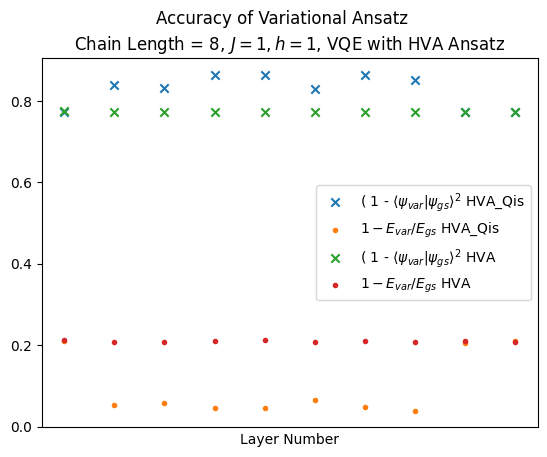
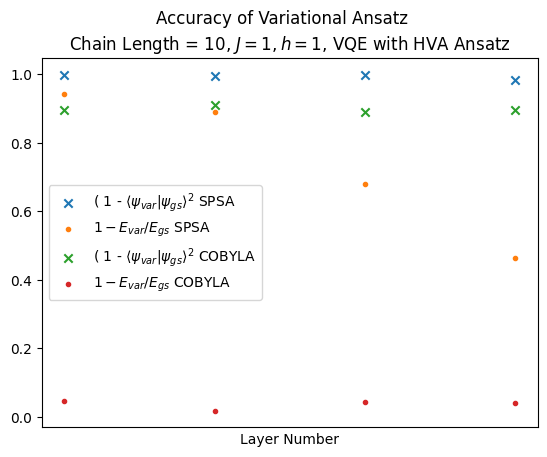
The notebook cell's code change between the first figure and the second:
--- before
+++ after
@@ -5,4 +5,5 @@
 h = 1
 J = 1
+chain_len = 10
 
 layer_end = 20
@@ -12,18 +13,18 @@
 d_state_list2 = []
 d_energy_list2 = []
-layer_list = range(1,(layer_end+1)*1, 2 )
+layer_list = range(5,(layer_end+1)*1, 5 )
 for i in layer_list:
-    d_state, d_energy = variational_error(chain_len = 8, J = J, h = h, layers = i, model = "HVA_Qis", optimizer = COBYLA(maxiter = 300))
+    d_state, d_energy = variational_error(chain_len = chain_len, J = J, h = h, layers = i, model = "HVA_Qis", optimizer = SPSA(maxiter = 400))
     d_state_list.append(d_state)
     d_energy_list.append(d_energy)
-    d_state2, d_energy2 = variational_error(chain_len = 8, J = J, h = h, layers = i, model = "HVA", optimizer = COBYLA(maxiter = 300))
+    d_state2, d_energy2 = variational_error(chain_len = chain_len, J = J, h = h, layers = i, model = "HVA_Qis", optimizer = COBYLA(maxiter = 400))
     d_state_list2.append(d_state2)
     d_energy_list2.append(d_energy2)
 
-ax.scatter(layer_list  , d_state_list ,  marker= "x", label = "( 1 - $\\langle \\psi_{var} | \\psi_{gs} \\rangle^2$ HVA_Qis", zorder = 3)
-ax.scatter(layer_list  , d_energy_list ,  marker= ".", label = "$1 - E_{var}/E_{gs}$ HVA_Qis" , zorder = 3)
+ax.scatter(layer_list  , d_state_list ,  marker= "x", label = "( 1 - $\\langle \\psi_{var} | \\psi_{gs} \\rangle^2$ SPSA", zorder = 3)
+ax.scatter(layer_list  , d_energy_list ,  marker= ".", label = "$1 - E_{var}/E_{gs}$ SPSA" , zorder = 3)
 
-ax.scatter(layer_list  , d_state_list2 ,  marker= "x", label = "( 1 - $\\langle \\psi_{var} | \\psi_{gs} \\rangle^2$ HVA", zorder = 3)
-ax.scatter(layer_list  , d_energy_list2 ,  marker= ".", label = "$1 - E_{var}/E_{gs}$ HVA" , zorder = 3)
+ax.scatter(layer_list  , d_state_list2 ,  marker= "x", label = "( 1 - $\\langle \\psi_{var} | \\psi_{gs} \\rangle^2$ COBYLA", zorder = 3)
+ax.scatter(layer_list  , d_energy_list2 ,  marker= ".", label = "$1 - E_{var}/E_{gs}$ COBYLA" , zorder = 3)
 
 
@@ -32,5 +33,5 @@
 plt.xlabel("Layer Number")
 ax.set(ylabel = "")
-plt.title("Chain Length = 8, $J = $" + str(J) + "$, h =$" + str(h) +", VQE with HVA Ansatz")
+plt.title("Chain Length = " + str(chain_len) + ", $J = $" + str(J) + "$, h =$" + str(h) +", VQE with HVA Ansatz")
 plt.legend()
 

Commit: Created plots which analyzes the QFI bound